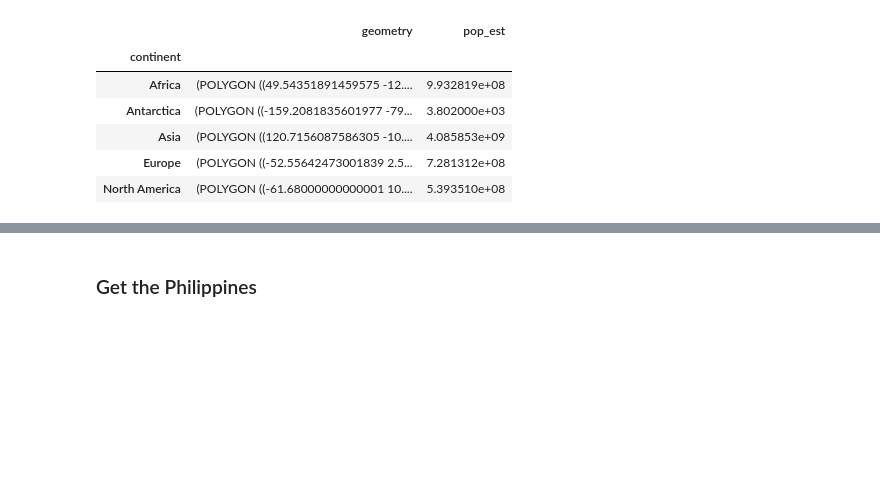
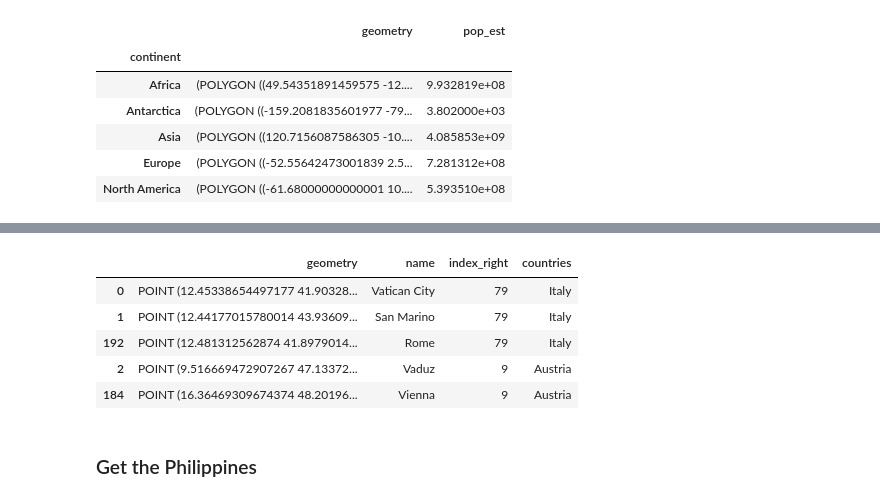
Before and after one commit to fjcamillo/Learn-GeoPandas, a Jupyter notebook: project_files/GeoPandas.ipynb, the cells around one changed output, grey strips where cells are left out. Drawn from its saved outputs; the diff is of its cells as text; code cells hidden in the pictures; blank space fills up the shorter version.

```diff
--- a/project_files/GeoPandas.ipynb
+++ b/project_files/GeoPandas.ipynb
@@ -341,0 +346,2 @@ continents.head()
+# %%
+cities = gpd.read_file(gpd.datasets.get_path('naturalearth_cities'))
@@ -341,0 +356,4 @@ continents.head()
+# %%
+countries = world[['geometry', 'name']]
+# %%
+countries = countries.rename(columns={'name':'countries'})
@@ -342,3 +407,14 @@ continents.head()
+# %%
+cities_with_country = gpd.sjoin(cities, countries, how='inner', op='intersects')
+# %%
+cities_with_country.head()
+# %% [output]
+|  | geometry | name | index_right | countries |
+| 0 | POINT (12.45338654497177 41.90328... | Vatican City | 79 | Italy |
+| 1 | POINT (12.44177015780014 43.93609... | San Marino | 79 | Italy |
+| 192 | POINT (12.481312562874 41.8979014... | Rome | 79 | Italy |
+| 2 | POINT (9.516669472907267 47.13372... | Vaduz | 9 | Austria |
+| 184 | POINT (16.36469309674374 48.20196... | Vienna | 9 | Austria |
 # %% [markdown]
 ### Get the Philippines
 # %%
```
Also changed, not shown: parts of 12 cells of this notebook.
